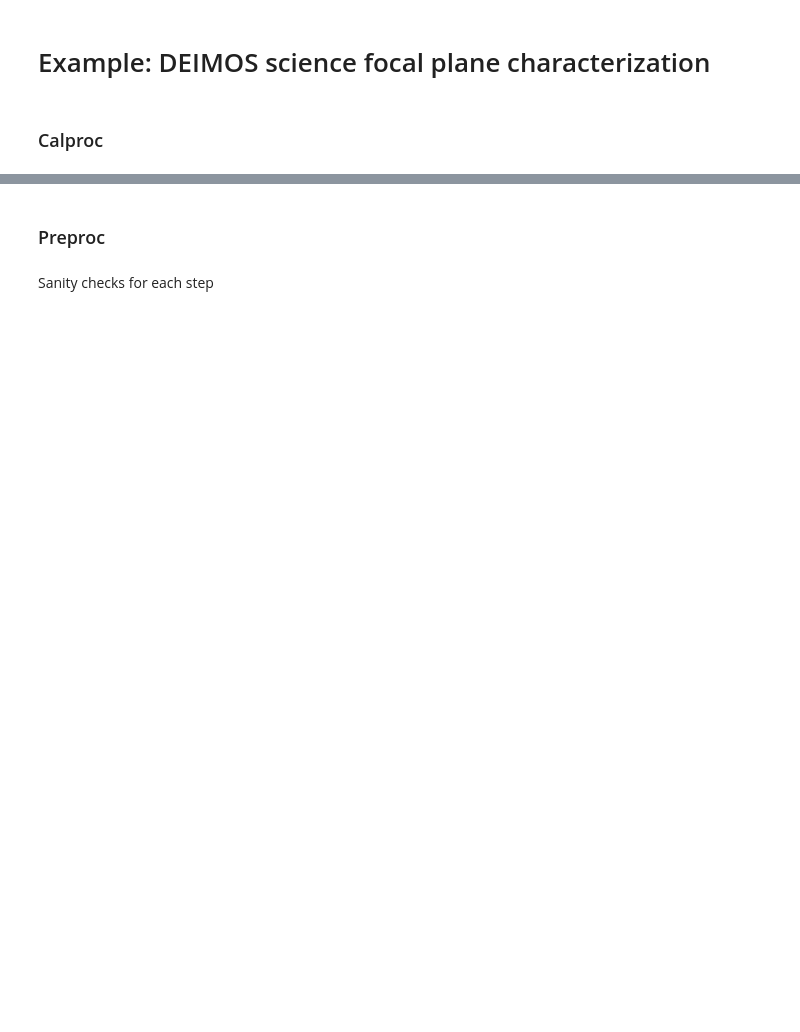
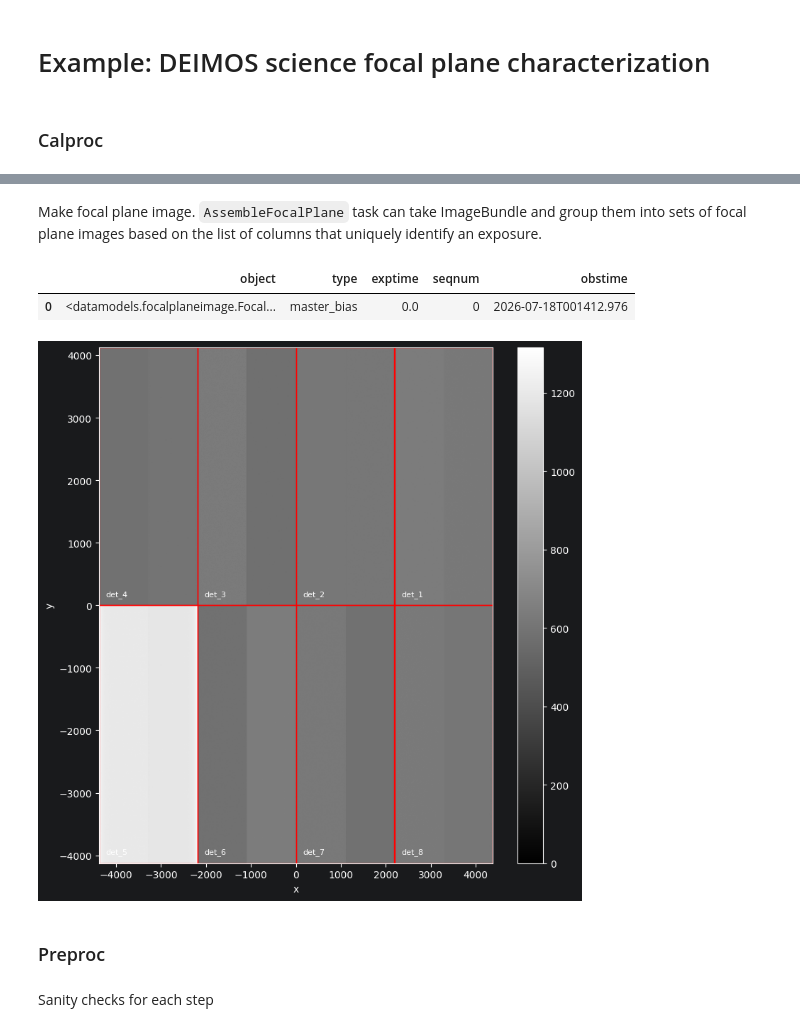
Before and after one commit to CaltechOpticalObservatories/eregion, a Jupyter notebook: playground/deimos_sci_testing.ipynb, the cells around one changed output, grey strips where cells are left out. Saved outputs shown, nothing was run; the diff lists cells and outputs as text; code cells hidden in the pictures; blank space fills up the shorter version.

```diff
--- a/playground/deimos_sci_testing.ipynb
+++ b/playground/deimos_sci_testing.ipynb
@@ -57,0 +58,2 @@ mb_res.master_bias
+# %% [markdown]
+Make focal plane image. `AssembleFocalPlane` task can take ImageBundle and group them into sets of focal plane images based on the list of columns that uniquely identify an exposure.
@@ -58,3 +72,9 @@ mb_res.master_bias
+# %%
+plot_focal_plane(mb_res.master_bias)
+# %% [output]
+|  | object | type | exptime | seqnum | obstime |
+| 0 | <datamodels.focalplaneimage.Focal... | master_bias | 0.0 | 0 | 2026-07-18T001412.976 |
+[figure, added]
 # %% [markdown]
 ### Preproc
 # %% [markdown]
```
Also changed, not shown: parts of 15 cells of this notebook, 1 other file.
